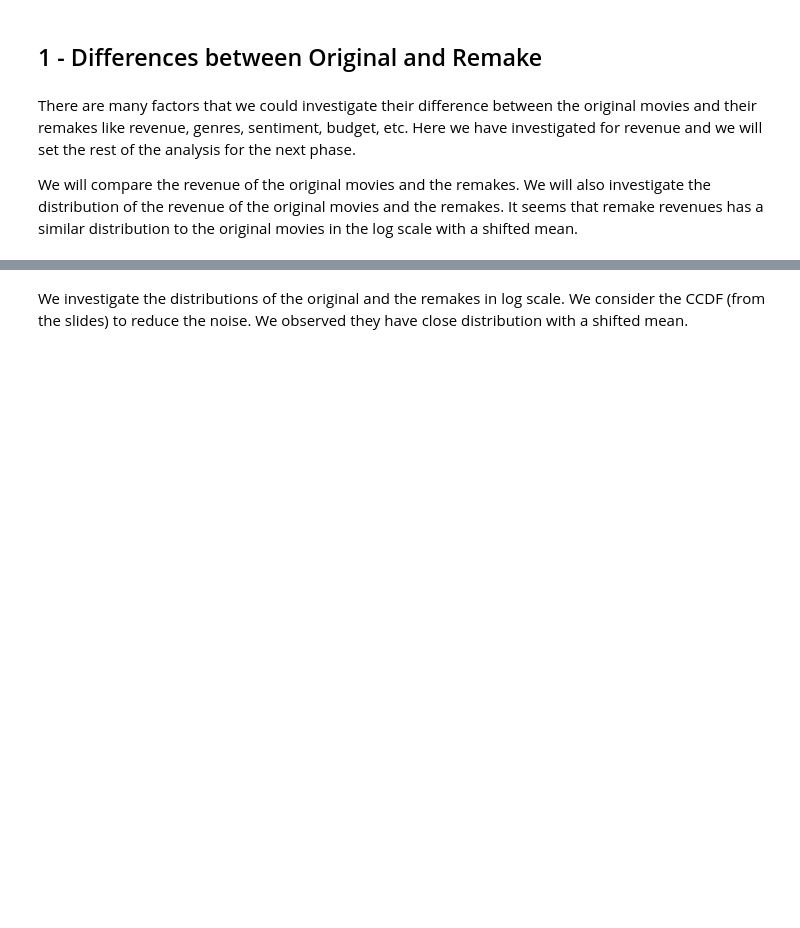
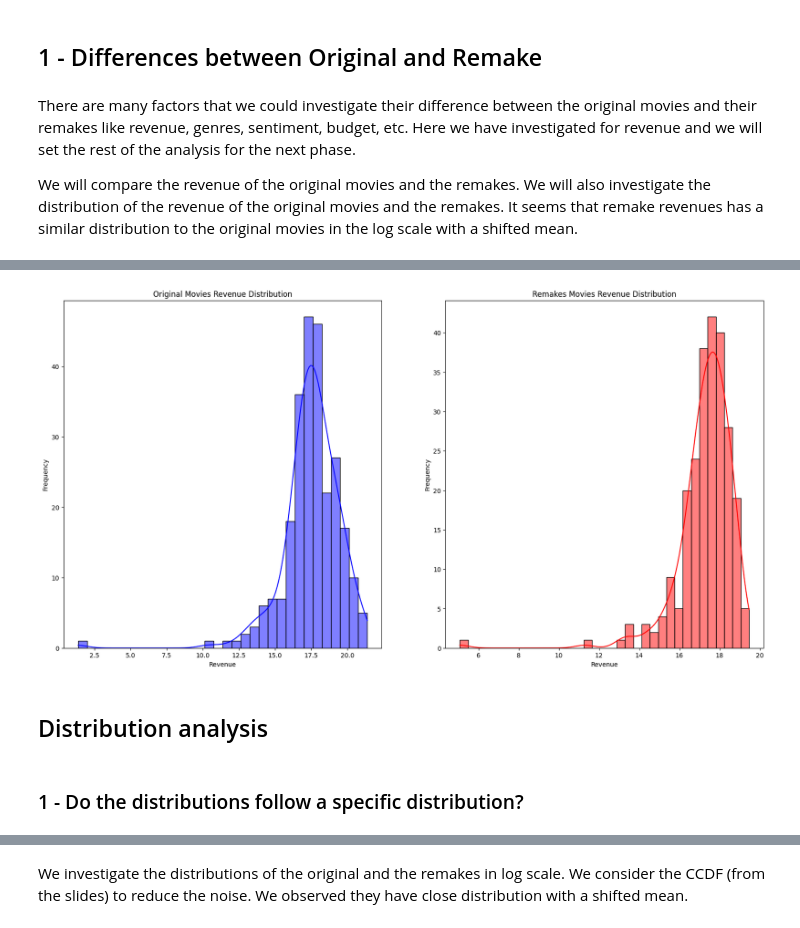
Before and after one commit to epfl-ada/ada-2024-project-madayam, a Jupyter notebook: result_methods.ipynb, the cells around one changed output, grey strips where cells are left out. Cells and saved outputs as stored; diff of their text form; code cells hidden in the pictures; blank space fills up the shorter version.

```diff
--- a/result_methods.ipynb
+++ b/result_methods.ipynb
@@ -104 +104,23 @@ plt.show()
+# %%
+# plot the log distributions
+
+fig, ax = plt.subplots(1, 2, figsize=(20, 10))
+
+sns.histplot(original_revenue_log, ax=ax[0], color="blue", kde=True)
+ax[0].set_title("Original Movies Revenue Distribution")
+ax[0].set_xlabel("Revenue")
+ax[0].set_ylabel("Frequency")
+
+sns.histplot(remakes_revenue_log, ax=ax[1], color="red", kde=True)
+ax[1].set_title("Remakes Movies Revenue Distribution")
+ax[1].set_xlabel("Revenue")
+ax[1].set_ylabel("Frequency")
+
+plt.show()
+# %% [output]
+[figure, added]
+# %% [markdown]
+## Distribution analysis
+# %% [markdown]
+### 1 - Do the distributions follow a specific distribution?
 # %% [markdown]
```
Also changed, not shown: parts of 16 cells of this notebook, 1 other file.
